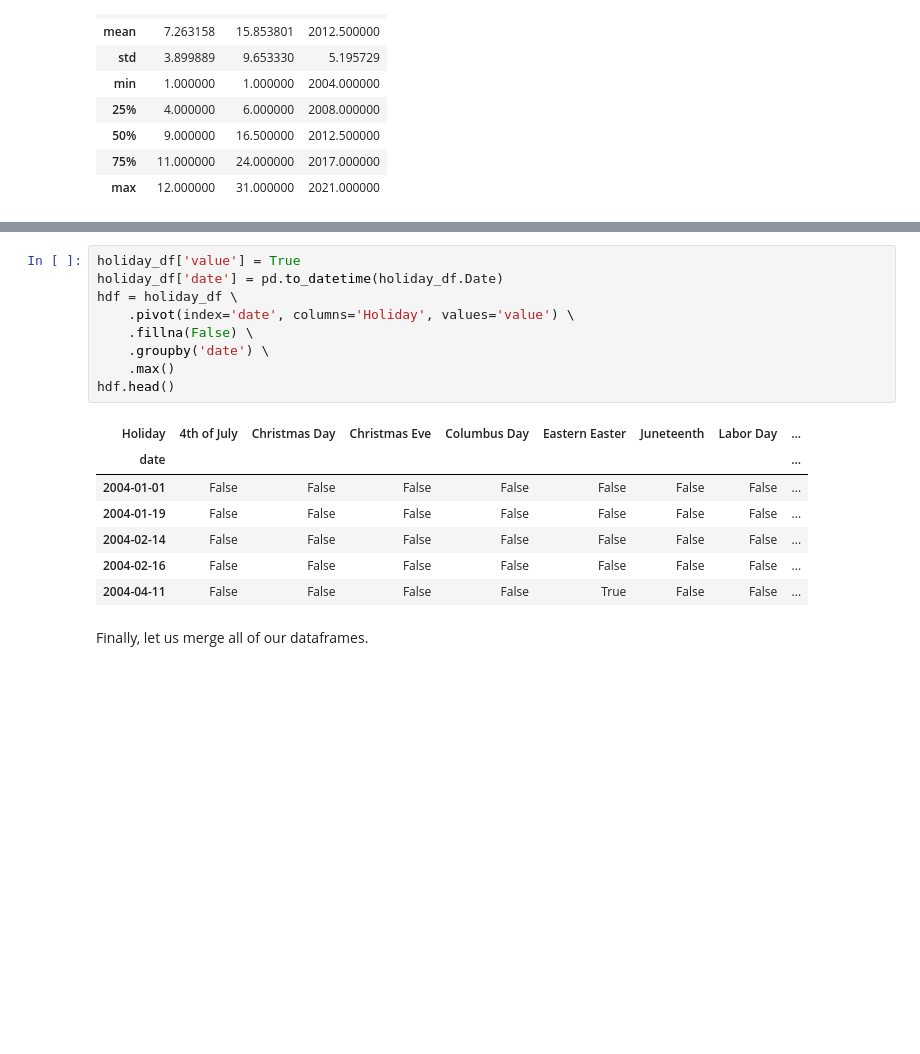
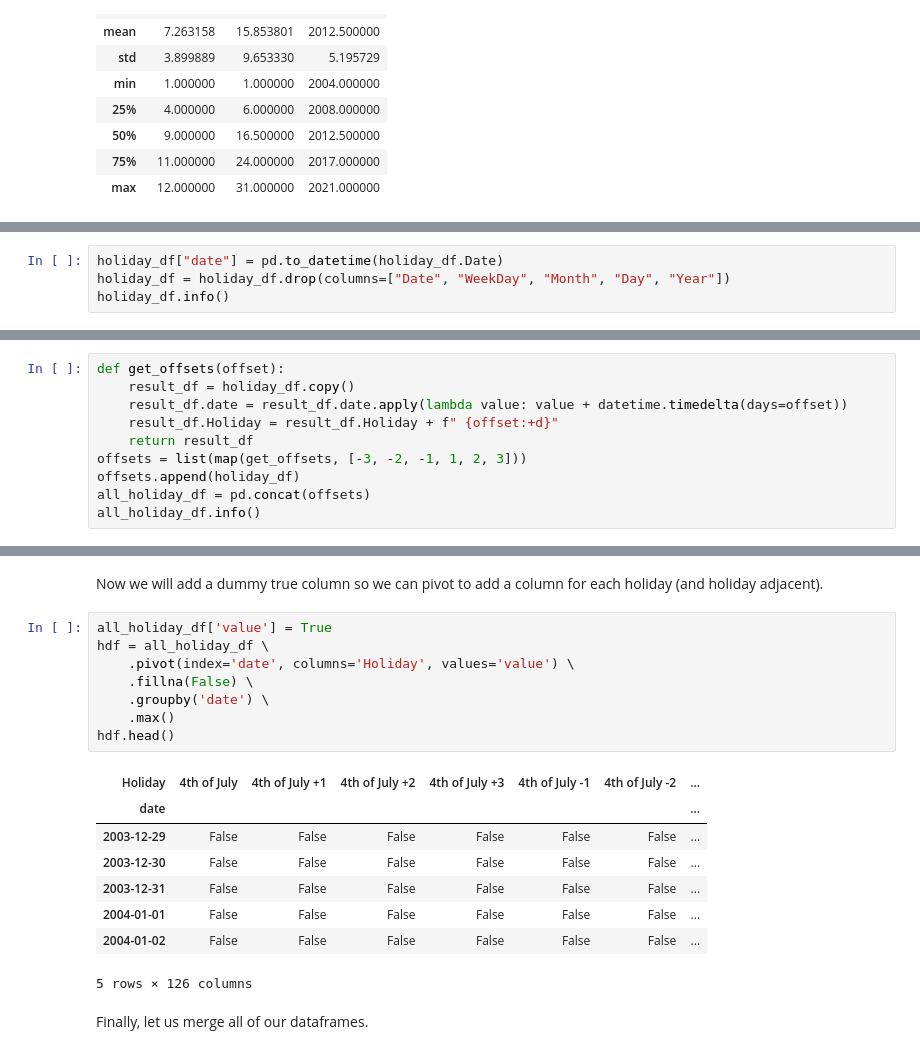
Before and after one commit to jmfb/CS5610, a Jupyter notebook: m5p5/M5 Project 5.1 - Cleaning.ipynb, the cells around one changed output, grey strips where cells are left out. Drawn from its saved outputs; the diff is of its cells as text; blank space fills up the shorter version.

Commit message:
Adding three days before and after holidays.

```diff
--- a/m5p5/M5 Project 5.1 - Cleaning.ipynb
+++ b/m5p5/M5 Project 5.1 - Cleaning.ipynb
@@ -200,0 +201,4 @@ Let us parse the date column so we can properly join on it.  We will also add a
+# %%
+holiday_df["date"] = pd.to_datetime(holiday_df.Date)
+holiday_df = holiday_df.drop(columns=["Date", "WeekDay", "Month", "Day", "Year"])
+holiday_df.info()
@@ -200,0 +217,10 @@ Let us parse the date column so we can properly join on it.  We will also add a
+# %%
+def get_offsets(offset):
+    result_df = holiday_df.copy()
+    result_df.date = result_df.date.apply(lambda value: value + datetime.timedelta(days=offset))
+    result_df.Holiday = result_df.Holiday + f" {offset:+d}"
+    return result_df
+offsets = list(map(get_offsets, [-3, -2, -1, 1, 2, 3]))
+offsets.append(holiday_df)
+all_holiday_df = pd.concat(offsets)
+all_holiday_df.info()
@@ -201,20 +237,22 @@ Let us parse the date column so we can properly join on it.  We will also add a
+# %% [markdown]
+Now we will add a dummy true column so we can pivot to add a column for each holiday (and holiday adjacent).
 # %%
-holiday_df['value'] = True
-holiday_df['date'] = pd.to_datetime(holiday_df.Date)
-hdf = holiday_df \
+all_holiday_df['value'] = True
+hdf = all_holiday_df \
     .pivot(index='date', columns='Holiday', values='value') \
     .fillna(False) \
     .groupby('date') \
     .max()
 hdf.head()
 # %% [output]
-| Holiday | 4th of July | Christmas Day | Christmas Eve | Columbus Day | Eastern Easter | Juneteenth | Labor Day | ... |
-| date |  |  |  |  |  |  |  | ... |
-| 2004-01-01 | False | False | False | False | False | False | False | ... |
-| 2004-01-19 | False | False | False | False | False | False | False | ... |
-| 2004-02-14 | False | False | False | False | False | False | False | ... |
-| 2004-02-16 | False | False | False | False | False | False | False | ... |
-| 2004-04-11 | False | False | False | False | True | False | False | ... |
+| Holiday | 4th of July | 4th of July +1 | 4th of July +2 | 4th of July +3 | 4th of July -1 | 4th of July -2 | ... |
+| date |  |  |  |  |  |  | ... |
+| 2003-12-29 | False | False | False | False | False | False | ... |
+| 2003-12-30 | False | False | False | False | False | False | ... |
+| 2003-12-31 | False | False | False | False | False | False | ... |
+| 2004-01-01 | False | False | False | False | False | False | ... |
+| 2004-01-02 | False | False | False | False | False | False | ... |
+5 rows × 126 columns
 # %% [markdown]
 Finally, let us merge all of our dataframes.
 # %%
```
Also changed, not shown: parts of 5 cells of this notebook, 2 other files.
